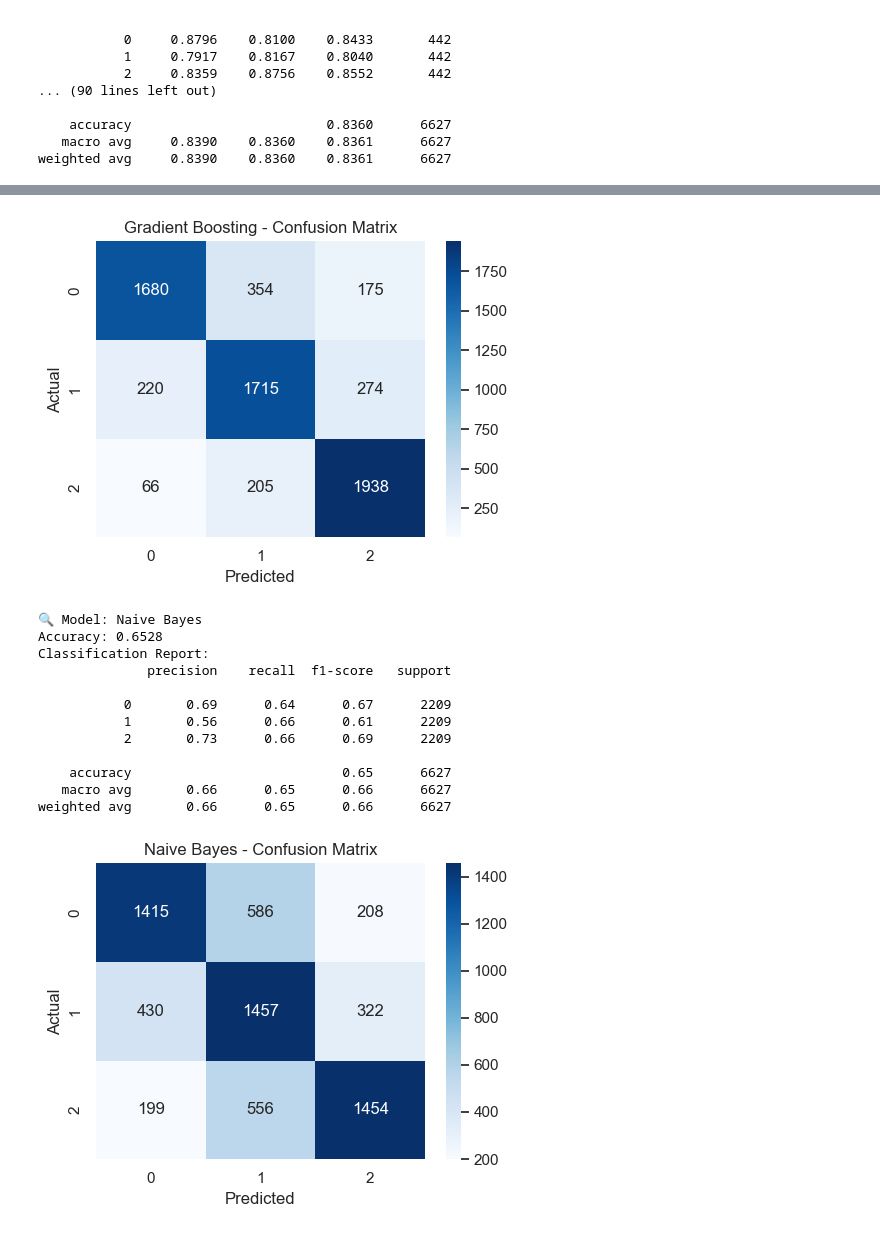
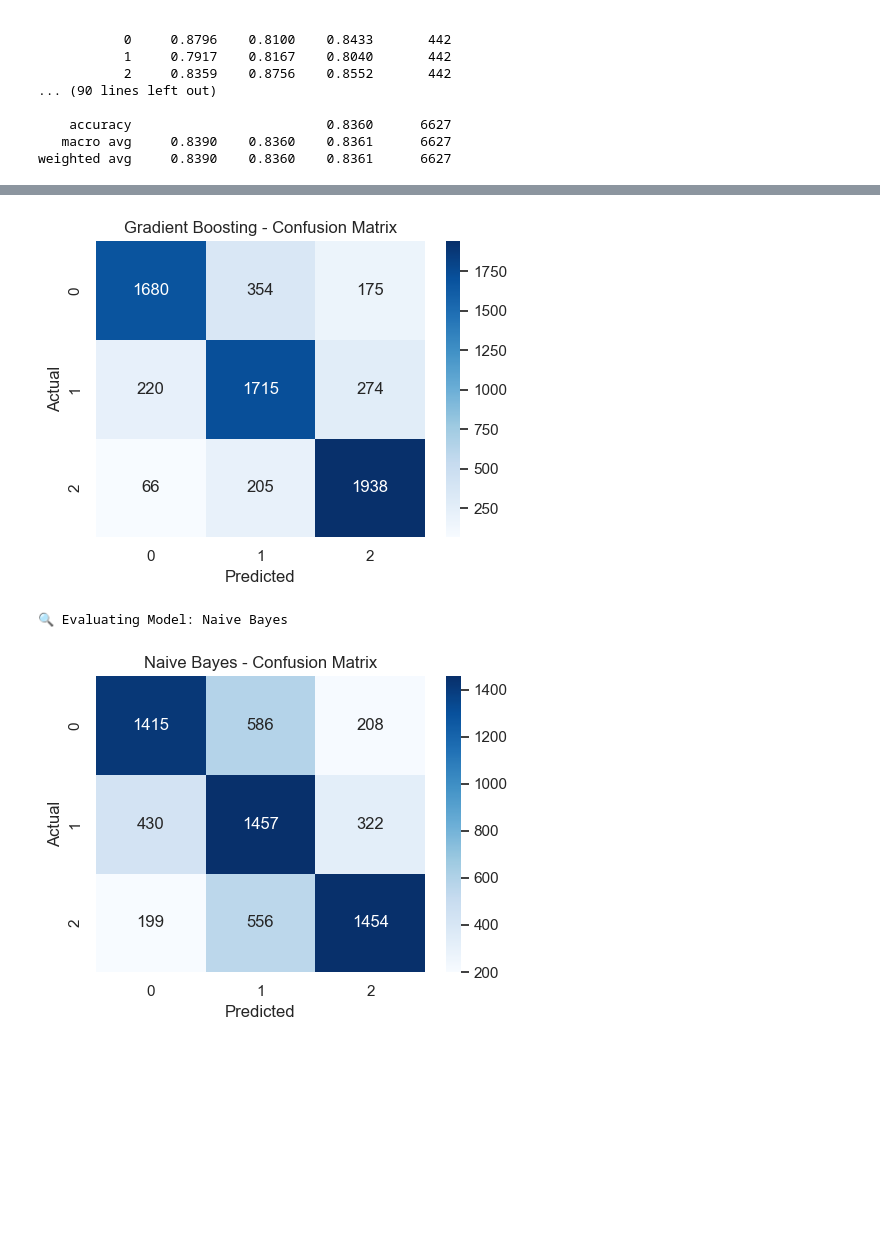
Before and after one commit to Mugopaul/StudentDropoutPrediction, a Jupyter notebook: Model implementation.ipynb, the cells around one changed output, grey strips where cells are left out. Drawn from its saved outputs; the diff is of its cells as text; code cells hidden in the pictures; blank space fills up the shorter version.

```diff
--- a/Model implementation.ipynb
+++ b/Model implementation.ipynb
@@ -3,7 +3,7 @@ import pandas as pd
 import numpy as np
 # %%
 # Loading the dataset
-df = pd.read_csv('data.csv', delimiter=";")
+df = pd.read_csv(r'C:\Users\mugop\data.csv', delimiter=";")
 df.head()
 # %% [output]
 |  | Marital status | Application mode | Application order | Course | Daytime/evening attendance\t | ... |
@@ -538,13 +541,13 @@ from sklearn.ensemble import RandomForestClassifier, GradientBoostingClassifier
 from sklearn.svm import SVC
 from sklearn.neighbors import KNeighborsClassifier
 from sklearn.naive_bayes import GaussianNB
-from sklearn.metrics import accuracy_score, classification_report, confusion_matrix
+from sklearn.metrics import accuracy_score, recall_score, classification_report, confusion_matrix
 from sklearn.preprocessing import StandardScaler
 import matplotlib.pyplot as plt
 import seaborn as sns
-import numpy as np
+import pandas as pd
 
-# Scale features (important for SVM, Logistic Regression, KNN)
+# Scale features
 scaler = StandardScaler()
 X_scaled = scaler.fit_transform(X)
 
@@ -558,24 +561,35 @@ models = {
     "Naive Bayes": GaussianNB()
 }
 
-# Cross-validation setup
+# Set up Stratified K-Fold
 cv = StratifiedKFold(n_splits=5, shuffle=True, random_state=42)
+
+# Store model results
+results = []
 
 # Evaluate each model
 for name, model in models.items():
-    print(f"\n🔍 Model: {name}")
+    print(f"\n🔍 Evaluating Model: {name}")
 
     # Cross-validated predictions
     y_pred = cross_val_predict(model, X_scaled, y, cv=cv)
 
-    # Metrics
+    # Compute metrics
     acc = accuracy_score(y, y_pred)
-    print(f"Accuracy: {acc:.4f}")
-    print("Classification Report:")
-    print(classification_report(y, y_pred))
+    recall = recall_score(y, y_pred, average='macro')  # Assuming class '0' = Dropout
+    report = classification_report(y, y_pred)
+    cm = confusion_matrix(y, y_pred)
 
-    # Confusion Matrix
-    cm = confusion_matrix(y, y_pred)
+    # Store in results list
+    results.append({
+        "Model": name,
+        "Accuracy": acc,
+        "Dropout Recall": recall,
+        "Confusion Matrix": cm,
+        "Report": report
+    })
+
+    # Show confusion matrix for each model
     plt.figure(figsize=(5, 4))
     sns.heatmap(cm, annot=True, fmt='d', cmap='Blues')
     plt.title(f"{name} - Confusion Matrix")
@@ -583,4 +597,26 @@ for name, model in models.items():
     plt.ylabel("Actual")
     plt.tight_layout()
     plt.show()
+
+# Convert to DataFrame and sort by dropout recall
+df_results = pd.DataFrame(results)
+df_sorted = df_results.sort_values(by="Dropout Recall", ascending=False)
+
+# Show ranked models
+print("\n📊 Sorted Model Results (Best to Worst based on Dropout Recall):")
+print(df_sorted[["Model", "Accuracy", "Dropout Recall"]])
+
+# Show report and confusion matrix of best model
+best_model = df_sorted.iloc[0]
+print(f"\n🏆 Best Model: {best_model['Model']}")
+print("Classification Report:")
+print(best_model['Report'])
+
+plt.figure(figsize=(5, 4))
+sns.heatmap(best_model["Confusion Matrix"], annot=True, fmt='d', cmap='Blues')
+plt.title(f"{best_model['Model']} - Confusion Matrix")
+plt.xlabel("Predicted")
+plt.ylabel("Actual")
+plt.tight_layout()
+plt.show()
 # %% [output]
@@ -651,14 +632,3 @@ weighted avg       0.81      0.80      0.80      6627
 [figure]
-🔍 Model: Naive Bayes
-Accuracy: 0.6528
-Classification Report:
-              precision    recall  f1-score   support
-
-           0       0.69      0.64      0.67      2209
-           1       0.56      0.66      0.61      2209
-           2       0.73      0.66      0.69      2209
-
-    accuracy                           0.65      6627
-   macro avg       0.66      0.65      0.66      6627
-weighted avg       0.66      0.65      0.66      6627
+🔍 Evaluating Model: Naive Bayes
-[figure, old version]
+[figure, new version]
```
Also changed, not shown: parts of 7 cells of this notebook, 6 other files.
